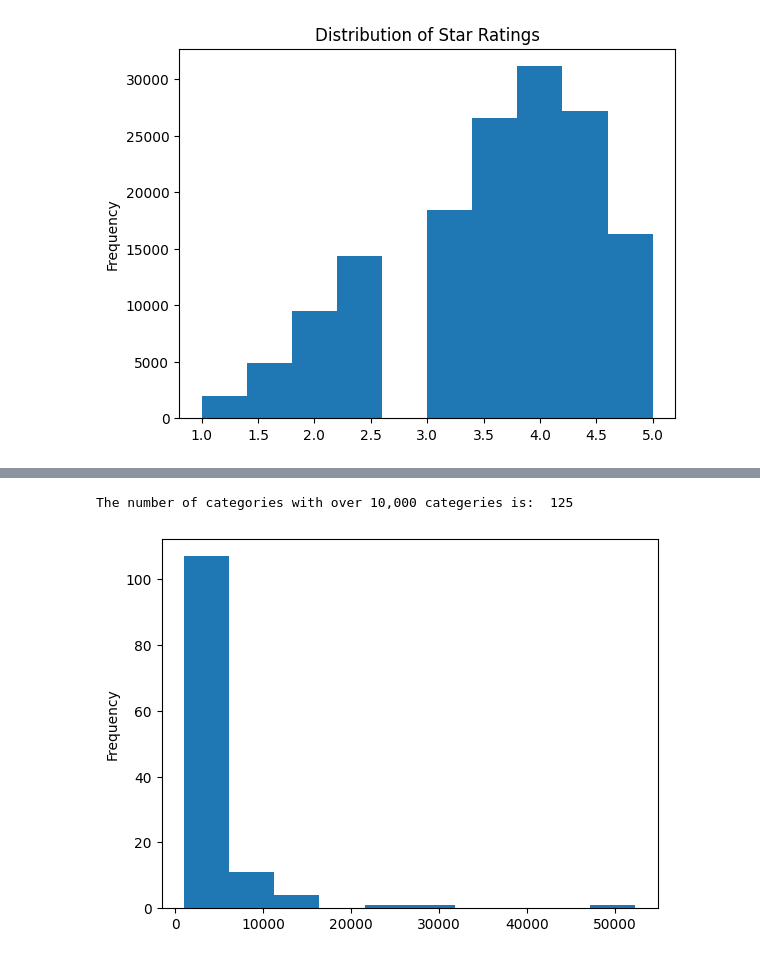
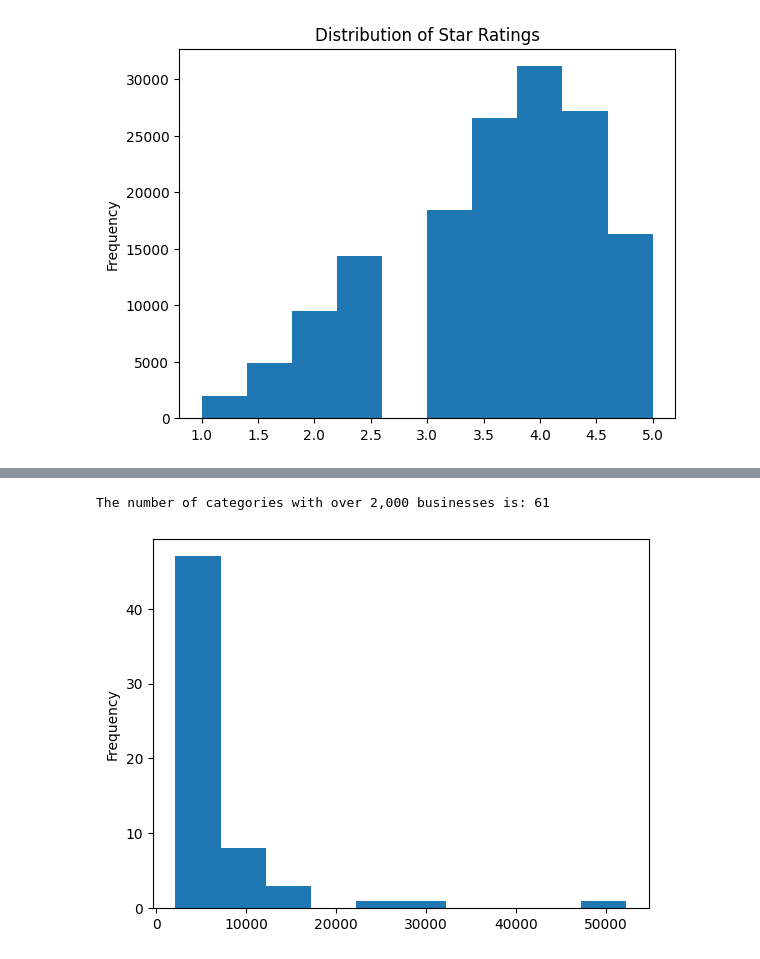
Before and after one commit to spencervenancio/yelp_analysis, a Jupyter notebook: notebooks/0.0-open_data.ipynb, the cells around one changed output, grey strips where cells are left out. Drawn from its saved outputs; the diff is of its cells as text; code cells hidden in the pictures.

```diff
--- a/notebooks/0.0-open_data.ipynb
+++ b/notebooks/0.0-open_data.ipynb
@@ -92,8 +77,5 @@ business
 # %%
-cat = list()
-for row in business.categories:
-    if row is None:
-        continue
-    for item in row.split(", "):
-        cat.append(item)
+# Extract categories into a flat Series
+cat = [item for row in business.categories if pd.notnull(row) for item in row.split(", ")]
 cat = pd.Series(cat)
+# cat
@@ -100,9 +95,10 @@ cat = pd.Series(cat)
 # %%
-over10000 = cat.value_counts()[cat.value_counts() > 1000]
-print(f"The number of categories with over 10,000 categeries is:  {len(over10000)}")
-over10000.plot.hist();
+# Extract the catagories with over 2,000 businesses
+over2000 = cat.value_counts()[cat.value_counts() > 2000]
+print(f"The number of categories with over 2,000 businesses is: {len(over2000)}")
+over2000.plot.hist();
 # %% [output]
-The number of categories with over 10,000 categeries is:  125
+The number of categories with over 2,000 businesses is: 61
-[figure, old version]
+[figure, new version]
 # %%
 df = business.copy()
```
Also changed, not shown: parts of 25 cells of this notebook, 7 other files.
